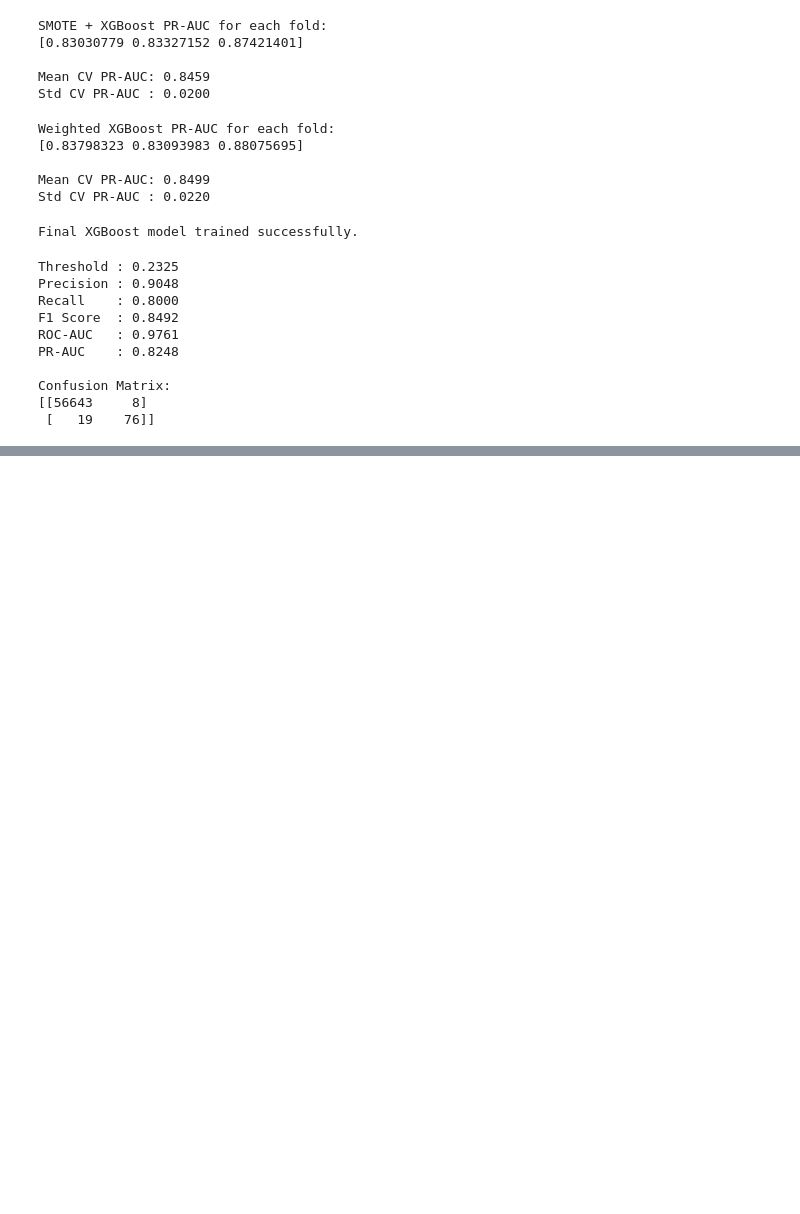
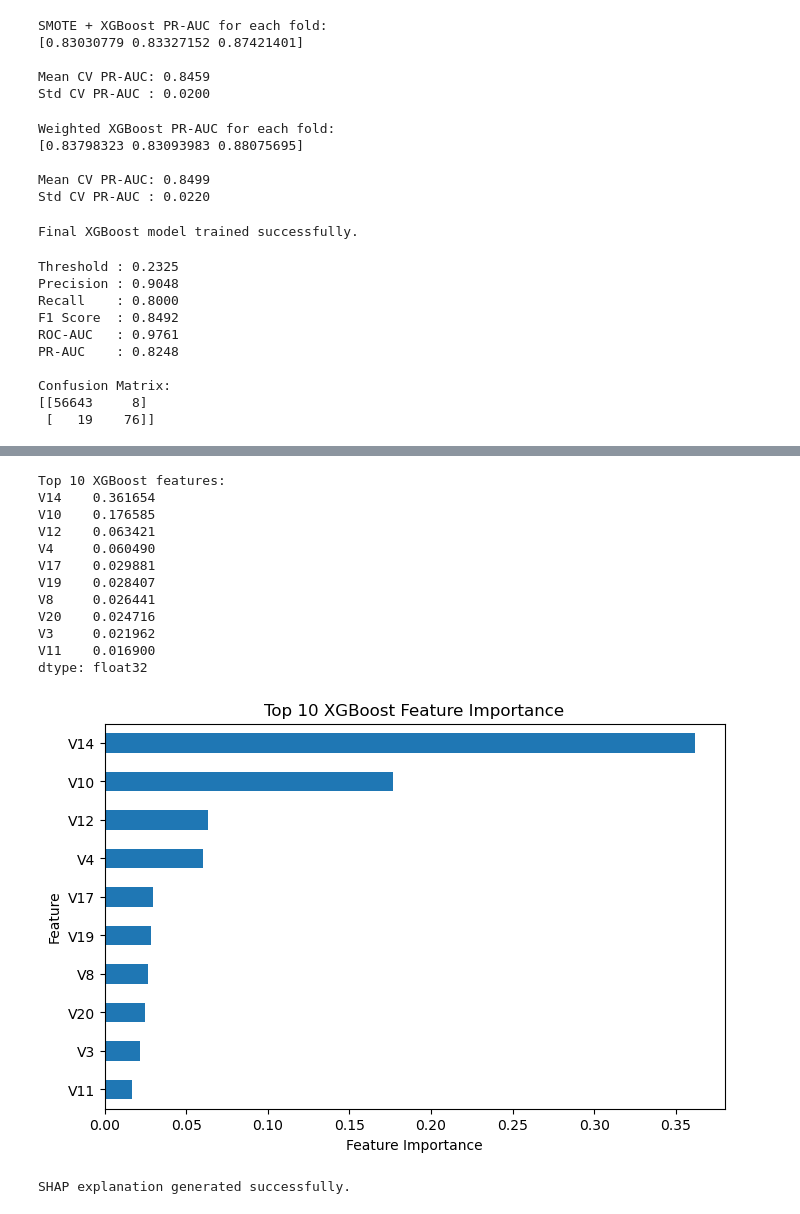
Before and after one commit to HNK69/creditCardFraud, a Jupyter notebook: notebooks/04_model_training.ipynb, the cells around one changed output, grey strips where cells are left out. Cells and saved outputs as stored; diff of their text form; code cells hidden in the pictures; blank space fills up the shorter version.

```diff
--- a/notebooks/04_model_training.ipynb
+++ b/notebooks/04_model_training.ipynb
@@ -740 +740,54 @@ print(final_comparison.round(4))
 2             XGBoost     0.9048  0.8000  0.8492   0.9761  0.8248
+# %%
+import pandas as pd
+import matplotlib.pyplot as plt
+
+feature_importance = pd.Series(
+    final_xgb_model.feature_importances_,
+    index = X_train.columns
+)
+
+top_features = feature_importance.sort_values(
+    ascending = False
+).head(10)
+
+
+print("Top 10 XGBoost features:")
+print(top_features)
+
+plt.figure(figsize=(8,5))
+top_features.sort_values().plot(kind = "barh")
+
+plt.xlabel("Feature Importance")
+plt.ylabel("Feature")
+plt.title("Top 10 XGBoost Feature Importance")
+plt.show()
+# %% [output]
+Top 10 XGBoost features:
+V14    0.361654
+V10    0.176585
+V12    0.063421
+V4     0.060490
+V17    0.029881
+V19    0.028407
+V8     0.026441
+V20    0.024716
+V3     0.021962
+V11    0.016900
+dtype: float32
+[figure, added]
+# %%
+import shap
+
+X_shap = X_test.sample(
+    n=min(1000, len(X_test)),
+    random_state = 42
+)
+
+explainer = shap.TreeExplainer(final_xgb_model)
+
+shap_values = explainer(X_shap)
+
+print("SHAP explanation generated successfully.")
+# %% [output]
+SHAP explanation generated successfully.
```
Also changed, not shown: parts of 7 cells of this notebook.
